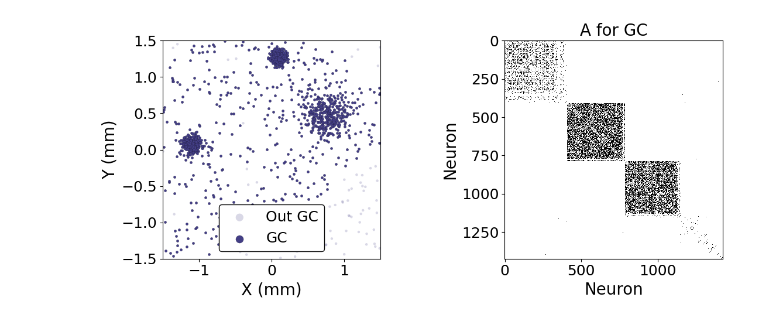
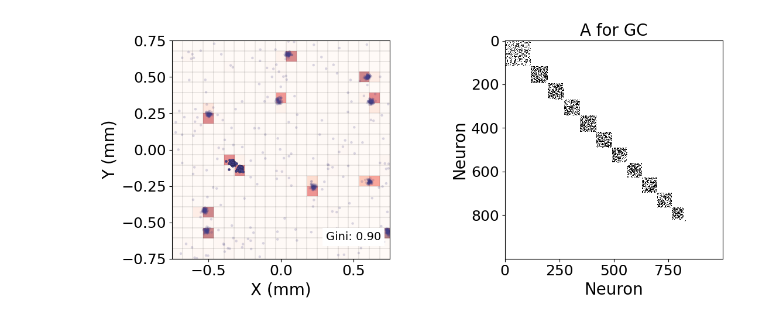
Before and after one commit to polmasipff/Neuroscience-Damage-in-Aggregated-Networks, a Jupyter notebook: Agregation.ipynb, the cells around one changed output. Saved outputs shown, nothing was run; the diff lists cells and outputs as text; code cells hidden in the pictures.

```diff
--- a/Agregation.ipynb
+++ b/Agregation.ipynb
@@ -174,15 +204,15 @@ viridis = load_cmap("viridis")
 # Parámetros principales
 # ============================================================
 
-L = 3                # Tamaño del dominio L x L, en mm
-N = 1500               # Número total de neuronas
+L = 1.5              # Tamaño del dominio L x L, en mm
+N = 1000          # Número total de neuronas
+Neuron_per_center = 80
+frac_agg = 0.8 # Fracción de neuronas agregadas
+n_centers = N // Neuron_per_center  # Número de centros de agregación
+base_sigma = 0.01    # Anchura de los agregados, en mm
 
-frac_agg = 0.7  # Fracción de neuronas agregadas
-n_centers = 3   # Número de centros de agregación
-base_sigma = 0.2     # Anchura de los agregados, en mm
-
-r_conn = 0.2   # Radio de conexión, en mm
-alpha = 0.6        # Probabilidad de conexión si están dentro del radio
+r_conn = 0.05   # Radio de conexión, en mm
+alpha = 0.5       # Probabilidad de conexión si están dentro del radio
 
 seed = np.random.SeedSequence().entropy
 rng = np.random.default_rng(seed)
@@ -199,7 +229,7 @@ positions, centers, labels, sigmas = generate_mixed_positions(
     n_centers=n_centers,
     base_sigma=base_sigma,
     rng=rng,
-    sigma_mode="random",   # "same" o "random"
+    sigma_mode="same",   # "same" o "random"
     sigma_min=0.05,
     sigma_max=0.20
 )
@@ -260,7 +290,7 @@ is_GC[GC_nodes] = True
 # para TODO lo que venga después: Louvain, dinámica, etc.
 # ============================================================
 
-A = A_full[np.ix_(GC_nodes, GC_nodes)]
+A = A_full[np.ix_(GC_nodes, GC_nodes)] # This is the adjacency matrix of the giant component
 np.save("A_GC.npy", A)
 positions = positions_full[GC_nodes]
 np.save("positions_GC.npy", positions)
@@ -282,29 +312,32 @@ print("¿Es conexa ahora?:", nx.is_connected(G))
 # Ordenar matriz de adyacencia por comunidades
 # ============================================================
 
-# Detectar comunidades con Louvain
-communities = nx.community.louvain_communities(G, seed=seed)
+# Grafo completo, no solo la componente gigante
+G_for_plot = nx.from_numpy_array(A_full)
+
+# Detectar comunidades en toda la red
+communities_full = nx.community.louvain_communities(G_for_plot, seed=seed)
 
 # Ordenar comunidades por tamaño, de mayor a menor
-communities = sorted(communities, key=len, reverse=True)
+communities_full = sorted(communities_full, key=len, reverse=True)
 
 # Lista de nodos ordenados por comunidad
-ordered_nodes = []
-community_boundaries = []
+ordered_nodes_full = []
+community_boundaries_full = []
 
 count = 0
-for comm in communities:
+for comm in communities_full:
     comm_sorted = sorted(list(comm))
-    ordered_nodes.extend(comm_sorted)
+    ordered_nodes_full.extend(comm_sorted)
 
     count += len(comm_sorted)
-    community_boundaries.append(count)
+    community_boundaries_full.append(count)
 
-# Reordenar matriz de adyacencia
-A_ordered = A[np.ix_(ordered_nodes, ordered_nodes)]
+# Reordenar la matriz completa
+A_full_ordered = A_full[np.ix_(ordered_nodes_full, ordered_nodes_full)]
 
-print("Número de comunidades detectadas:", len(communities))
-print("Tamaños de comunidades:", [len(c) for c in communities])
+print("Número de comunidades detectadas en la red completa:", len(communities_full))
+print("Tamaños de comunidades red completa:", [len(c) for c in communities_full])
 
 
 # ============================================================
@@ -338,6 +371,48 @@ ax.scatter(
     edgecolors='none'
 )
 
+n_grid = 21
+Gini_coeff, H_plot, x_edges, y_edges = Gini(
+    X=positions_full[:, 0],
+    Y=positions_full[:, 1],
+    L=L,
+    n_grid=n_grid
+)
+
+xmin = -L/2
+xmax = L/2
+ymin = -L/2
+ymax = L/2
+
+x_grid = np.linspace(xmin, xmax, n_grid + 1)
+y_grid = np.linspace(ymin, ymax, n_grid + 1)
+
+for x in x_grid:
+    ax.axvline(x, color='black', lw=0.3, alpha=0.4)
+
+for y in y_grid:
+    ax.axhline(y, color='black', lw=0.3, alpha=0.4)
+
+ax.imshow(
+    H_plot,
+    extent=[xmin, xmax, ymin, ymax],
+    origin='lower',
+    cmap='Reds',
+    alpha=0.5
+)
+
+ax.text(
+    0.5, -0.6,
+    f"Gini: {Gini_coeff:.2f}",
+    fontsize=14,
+    color='black',
+    ha='center',
+    va='center',
+    bbox=dict(facecolor='white', alpha=1, edgecolor='none')
+)
+
+# SHow a grid using n_grid
+
 # Después ploteamos encima los nodos de la CG
 ax.scatter(
     positions_full[is_GC, 0],
@@ -357,7 +432,7 @@ ax.set_aspect("equal")
 ax.set_xlabel("X (mm)", fontsize=20)
 ax.set_ylabel("Y (mm)", fontsize=20)
 # Legend makong bigger the dots, alph = 0.8 a to make it more visible, and frameon to make it more clear
-legend = ax.legend(frameon=True, fontsize=18, loc="best", markerscale=3, framealpha = 1.0, edgecolor = "black")
+# legend = ax.legend(frameon=True, fontsize=18, loc="best", markerscale=3, framealpha = 1.0, edgecolor = "black")
 ax.tick_params(labelsize=18)
 
 
@@ -368,7 +443,7 @@ ax.tick_params(labelsize=18)
 ax = axes[1]
 
 im = ax.imshow(
-    A_ordered,
+    A_full_ordered,
     cmap="Greys",
     interpolation="nearest",
     origin="upper"
@@ -410,2 +485,2 @@ Tamaños de comunidades: [410, 376, 369, 110, 63, 55, 18, 14, 10]
-[figure, old version]
+[figure, new version]
 # %%
```
Also changed, not shown: parts of 15 cells of this notebook, 24 other files.
